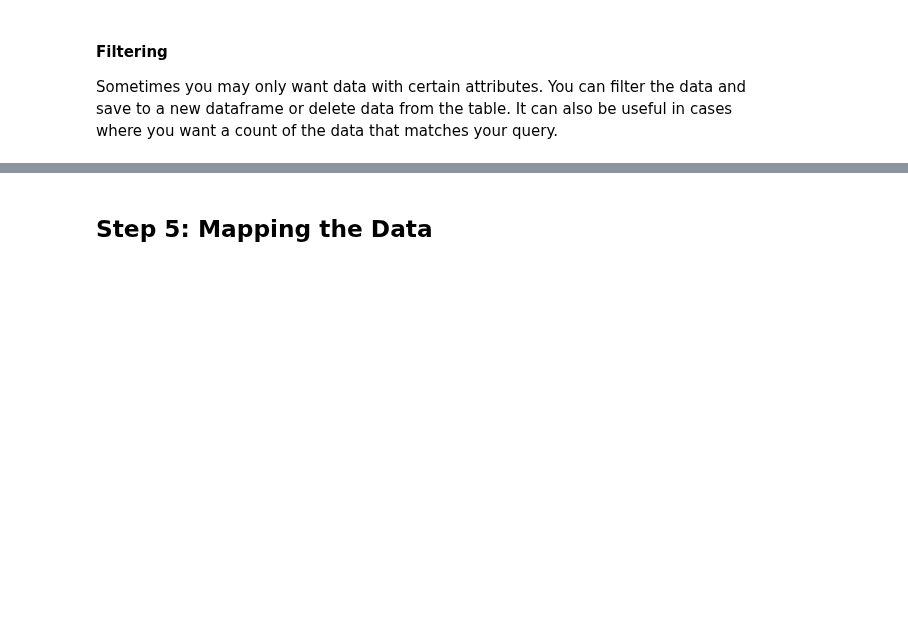
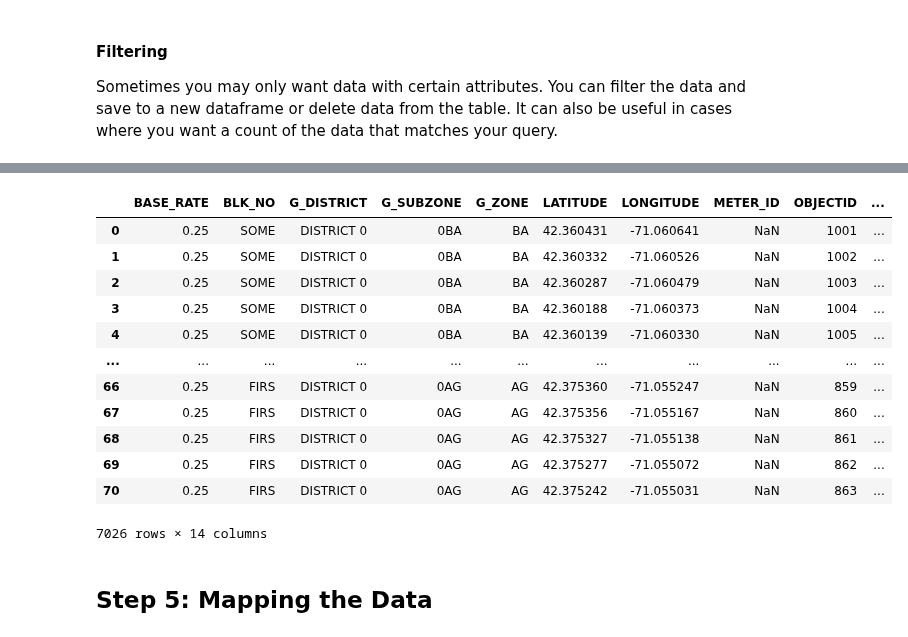
Before and after one commit to viymak/data-cleaning-python, a Jupyter notebook: Boston_Parking.ipynb, the cells around one changed output, grey strips where cells are left out. Saved outputs shown, nothing was run; the diff lists cells and outputs as text; code cells hidden in the pictures; blank space fills up the shorter version.

```diff
--- a/Boston_Parking.ipynb
+++ b/Boston_Parking.ipynb
@@ -44,3 +44,5 @@ To make this file easier to refer back to later, we are going to save it to a va
 # To make the name more readable you can separate words with-a-dash or_with_underscores
 
 boston_meters = pd.read_csv('./data/parking_meters_boston.csv')
+charlestown_pay = pd.read_csv('./data/charlestown_pay.csv')
+charlestown_locations = pd.read_csv('./data/charlestown_location.csv')
@@ -109,3 +131,6 @@ Try combining these two into one dataframe.
 
 
 Syntax: *`dataframe`*`.merge(`*`dataframe_2`*`, how = "")`   (Default is inner merge)
+# %%
+charlestown_meters = charlestown_pay.merge(charlestown_locations, how='right')
+print(charlestown_meters)
@@ -112,3 +155,19 @@ Syntax: *`dataframe`*`.merge(`*`dataframe_2`*`, how = "")`   (Default is inner m
+# %%
+boston_meters.append(charlestown_meters, sort=True)
+# %% [output]
+|  | BASE_RATE | BLK_NO | G_DISTRICT | G_SUBZONE | G_ZONE | LATITUDE | LONGITUDE | METER_ID | OBJECTID | ... |
+| 0 | 0.25 | SOME | DISTRICT 0 | 0BA | BA | 42.360431 | -71.060641 | NaN | 1001 | ... |
+| 1 | 0.25 | SOME | DISTRICT 0 | 0BA | BA | 42.360332 | -71.060526 | NaN | 1002 | ... |
+| 2 | 0.25 | SOME | DISTRICT 0 | 0BA | BA | 42.360287 | -71.060479 | NaN | 1003 | ... |
+| 3 | 0.25 | SOME | DISTRICT 0 | 0BA | BA | 42.360188 | -71.060373 | NaN | 1004 | ... |
+| 4 | 0.25 | SOME | DISTRICT 0 | 0BA | BA | 42.360139 | -71.060330 | NaN | 1005 | ... |
+| ... | ... | ... | ... | ... | ... | ... | ... | ... | ... | ... |
+| 66 | 0.25 | FIRS | DISTRICT 0 | 0AG | AG | 42.375360 | -71.055247 | NaN | 859 | ... |
+| 67 | 0.25 | FIRS | DISTRICT 0 | 0AG | AG | 42.375356 | -71.055167 | NaN | 860 | ... |
+| 68 | 0.25 | FIRS | DISTRICT 0 | 0AG | AG | 42.375327 | -71.055138 | NaN | 861 | ... |
+| 69 | 0.25 | FIRS | DISTRICT 0 | 0AG | AG | 42.375277 | -71.055072 | NaN | 862 | ... |
+| 70 | 0.25 | FIRS | DISTRICT 0 | 0AG | AG | 42.375242 | -71.055031 | NaN | 863 | ... |
+7026 rows × 14 columns
 # %% [markdown]
 ## Step 5: Mapping the Data
 # %% [markdown]
```
Also changed, not shown: parts of 5 cells of this notebook.
